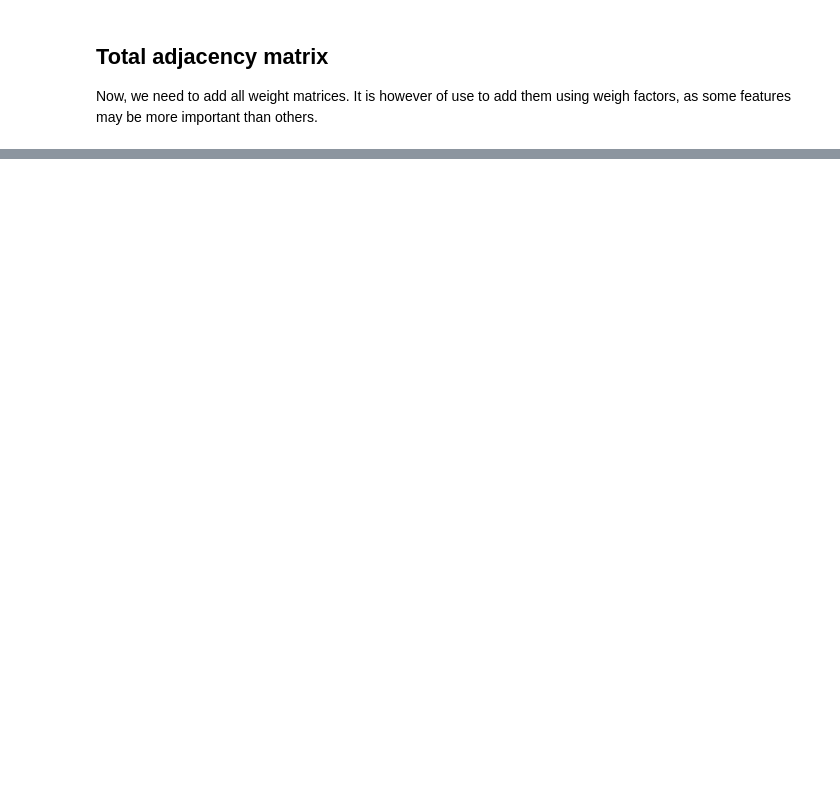
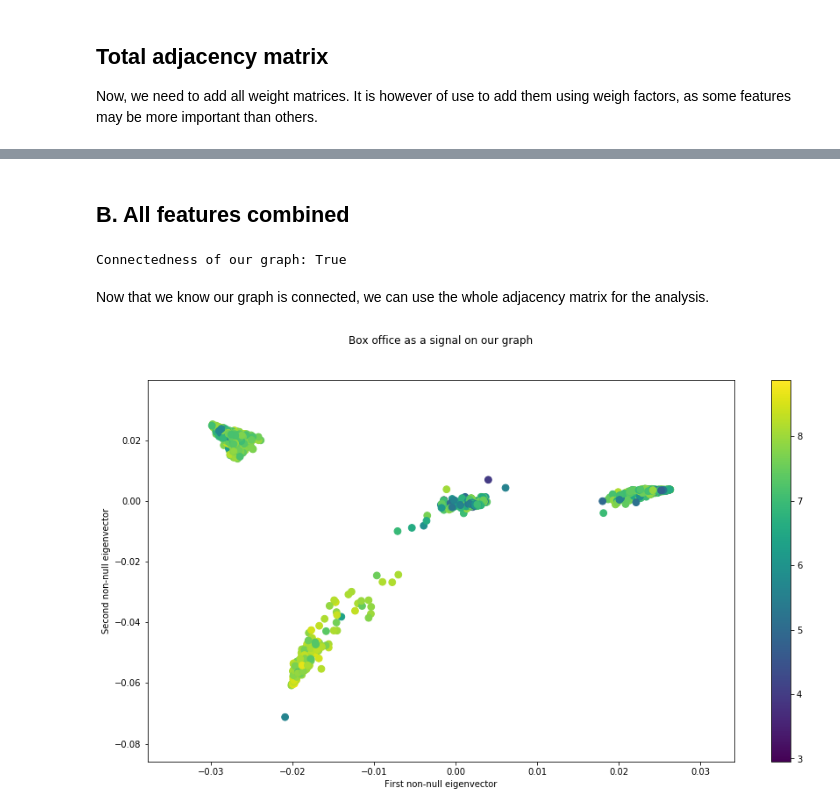
Before and after one commit to illorens/Project_NTDS, a Jupyter notebook: Analysis.ipynb, the cells around one changed output, grey strips where cells are left out. Cells and saved outputs as stored; diff of their text form; code cells hidden in the pictures; blank space fills up the shorter version.

```diff
--- a/Analysis.ipynb
+++ b/Analysis.ipynb
@@ -1489 +1514,23 @@ np.save('adjacency.npy', adjacency)
+# %%
+sparse_adj = np.zeros((len(adjacency), len(adjacency)))
+for i in range(len(adjacency)):
+    for j in range(i+1, len(adjacency)):
+        row = adjacency[i,:].copy()
+        thresh = -np.sort(-row)[249]
+        row[row < thresh] = 0
+        sparse_adj[i,:] = row
+
+sparse_adj = sparse_adj + sparse_adj.T
+np.save('sparse_adj.npy', sparse_adj)
+# %%
+other_sparse_adj = np.zeros((len(adjacency), len(adjacency)))
+for i in range(len(adjacency)):
+    for j in range(i+1, len(adjacency)):
+        row = other_adjacency[i,:].copy()
+        thresh = -np.sort(-row)[249]
+        row[row < thresh] = 0
+        other_sparse_adj[i,:] = row
+
+other_sparse_adj = other_sparse_adj + other_sparse_adj.T
+#np.save('sparse_adj.npy', sparse_adj)
 # %%
@@ -1491,0 +1551,31 @@ adjacency = np.load('adjacency.npy')
+# %% [markdown]
+## B. All features combined
+# %%
+G = nx.from_numpy_matrix(other_sparse_adj)
+print('Connectedness of our graph:', nx.is_connected(G))
+# %% [output]
+Connectedness of our graph: True
+# %% [markdown]
+Now that we know our graph is connected, we can use the whole adjacency matrix for the analysis.
+# %%
+degree_weighted = other_sparse_adj.sum(1)
+D = np.diag(degree_weighted)
+
+D_norm = np.diag(np.sqrt(1./degree_weighted))
+D_norm[D_norm == np.inf] = 0
+
+laplacian = sparse.csgraph.laplacian(other_sparse_adj, normed=False)
+
+e, U = scipy.linalg.eigh(laplacian)
+coords = U[:,[2,4]]  # Laplacian eigenmaps
+# %%
+plt.figure(figsize = (15,8))
+nodes = nx.draw_networkx_nodes(G, coords, node_size=60, node_color=label_boxlog)
+#nx.draw_networkx_edges(G, coords, alpha=0.1)
+plt.title("Box office as a signal on our graph", y=1.08)
+plt.xlabel("First non-null eigenvector")
+plt.ylabel("Second non-null eigenvector")
+plt.colorbar(nodes)
+plt.show()
+# %% [output]
+[figure, added]
```
Also changed, not shown: parts of 97 cells of this notebook.
